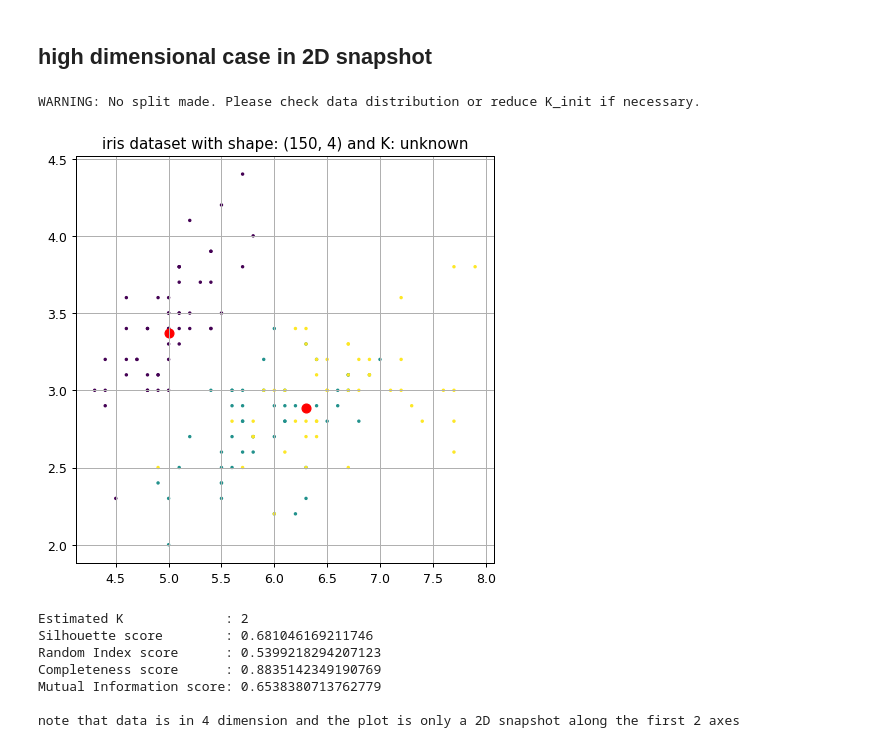
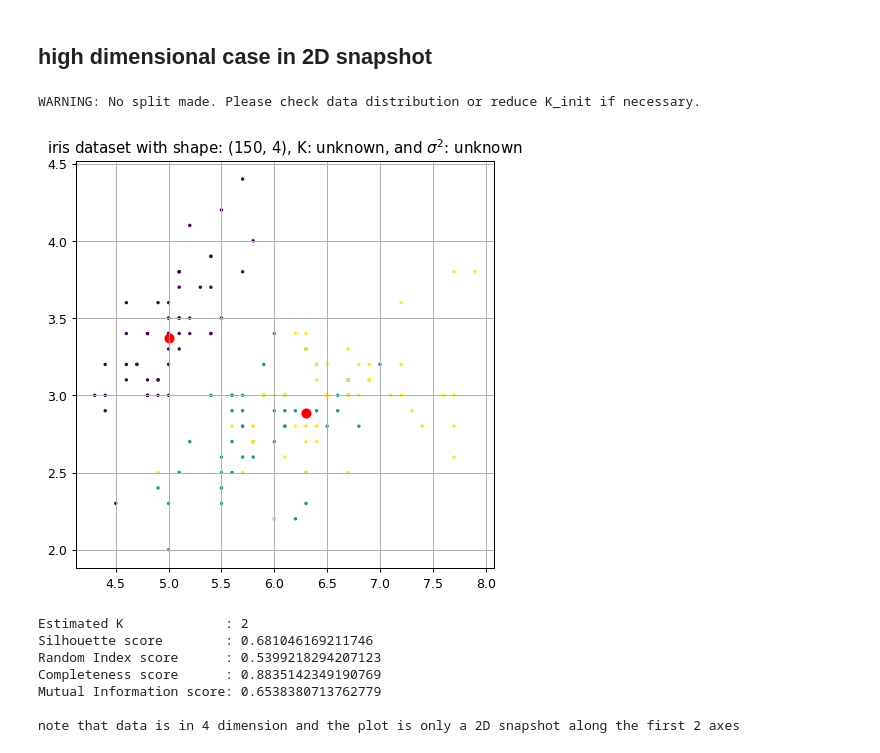
Before and after one commit to Albert-Z-Guo/X-means, a Jupyter notebook: tests.ipynb, the cells around one changed output. Drawn from its saved outputs; the diff is of its cells as text; code cells hidden in the pictures.

```diff
--- a/tests.ipynb
+++ b/tests.ipynb
@@ -8,11 +9,11 @@ from xmeans import XMeans
 %load_ext autoreload
 %autoreload 2
 # %%
-def visualize_and_evaluate(dataset_name, data, labels, num_centers, model):
+def visualize_and_evaluate(dataset_name, data, labels, num_centers, model, variance=1.0):
     fig = plt.figure(figsize=(6,6), dpi=90)
     plt.scatter(data[:, 0], data[:, 1], s=3, c=labels, cmap='viridis')
     plt.scatter(model.centroids[:, 0], model.centroids[:, 1], s=50, c='red')
-    plt.title(f'{dataset_name} with shape: {data.shape} and K: {num_centers}')
+    plt.title(f'{dataset_name} with shape: {data.shape}, K: {num_centers}, and $\sigma^2$: {variance}')
     plt.grid()
     plt.show()
 
@@ -88,14 +90,14 @@ Mutual Information score: 0.0
 # %%
 # iris dataset
 dataset = datasets.load_iris()
 data = dataset.data
 labels = dataset.target
 model = XMeans(identical_spherical_normal_distributions=False).fit(data)
-visualize_and_evaluate("iris dataset", data, labels, 'unknown', model)
+visualize_and_evaluate("iris dataset", data, labels, 'unknown', model, variance='unknown')
 print(f'\nnote that data is in {data.shape[1]} dimension and the plot is only a 2D snapshot along the first 2 axes')
 # %% [output]
 WARNING: No split made. Please check data distribution or reduce K_init if necessary.
-[figure, old version]
+[figure, new version]
 Estimated K             : 2
 Silhouette score        : 0.681046169211746
 Random Index score      : 0.5399218294207123
```
Also changed, not shown: parts of 3 cells of this notebook, 2 other files.
